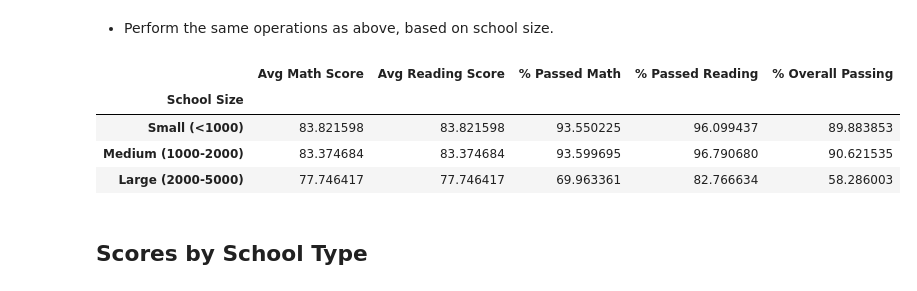
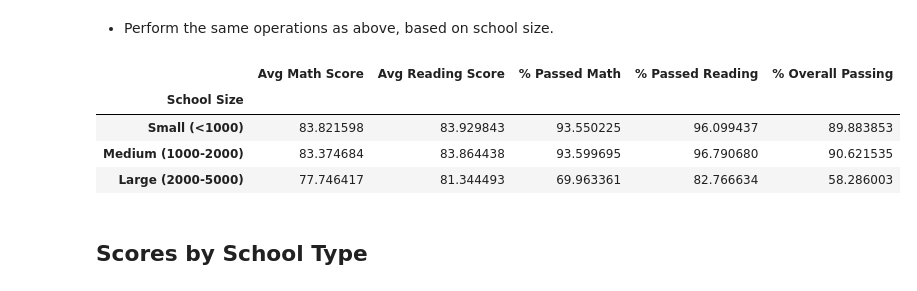
Before and after one commit to thomasipe/pandas-challenge, a Jupyter notebook: PyCitySchools/PyCitySchools_starter.ipynb, the cells around one changed output. Cells and saved outputs as stored; diff of their text form; code cells hidden in the pictures.

```diff
--- a/PyCitySchools/PyCitySchools_starter.ipynb
+++ b/PyCitySchools/PyCitySchools_starter.ipynb
@@ -408,28 +401,28 @@ sbs
 # %%
 # Create the bins
 bins = [0, 999, 1999, 5000]
 # Create the names for the bins
 group_names = ["Small (<1000)","Medium (1000-2000)","Large (2000-5000)"]
 
 ssf_df1["School Size"] = pd.cut(ssf_df["Total Students"], bins, labels=group_names, include_lowest=True)
 #ssf_df1
 
 score_by_size_df = ssf_df1.groupby(['School Size']).mean()
 score_by_size_df
 
 size_df = pd.DataFrame({"Avg Math Score": score_by_size_df["Avg Math Score"],
-                   "Avg Reading Score": score_by_size_df["Avg Math Score"],
+                   "Avg Reading Score": score_by_size_df["Avg Reading Score"],
                    "% Passed Math": score_by_size_df["% Passed Math"],
                    "% Passed Reading": score_by_size_df["% Passed Reading"],
                    "% Overall Passing": score_by_size_df["% Overall Passing"]})
 
 size_df
 # %% [output]
 |  | Avg Math Score | Avg Reading Score | % Passed Math | % Passed Reading | % Overall Passing |
 | School Size |  |  |  |  |  |
-| Small (<1000) | 83.821598 | 83.821598 | 93.550225 | 96.099437 | 89.883853 |
-| Medium (1000-2000) | 83.374684 | 83.374684 | 93.599695 | 96.790680 | 90.621535 |
-| Large (2000-5000) | 77.746417 | 77.746417 | 69.963361 | 82.766634 | 58.286003 |
+| Small (<1000) | 83.821598 | 83.929843 | 93.550225 | 96.099437 | 89.883853 |
+| Medium (1000-2000) | 83.374684 | 83.864438 | 93.599695 | 96.790680 | 90.621535 |
+| Large (2000-5000) | 77.746417 | 81.344493 | 69.963361 | 82.766634 | 58.286003 |
 # %% [markdown]
 ## Scores by School Type
 # %% [markdown]
```
Also changed, not shown: parts of 5 cells of this notebook, 2 other files.
